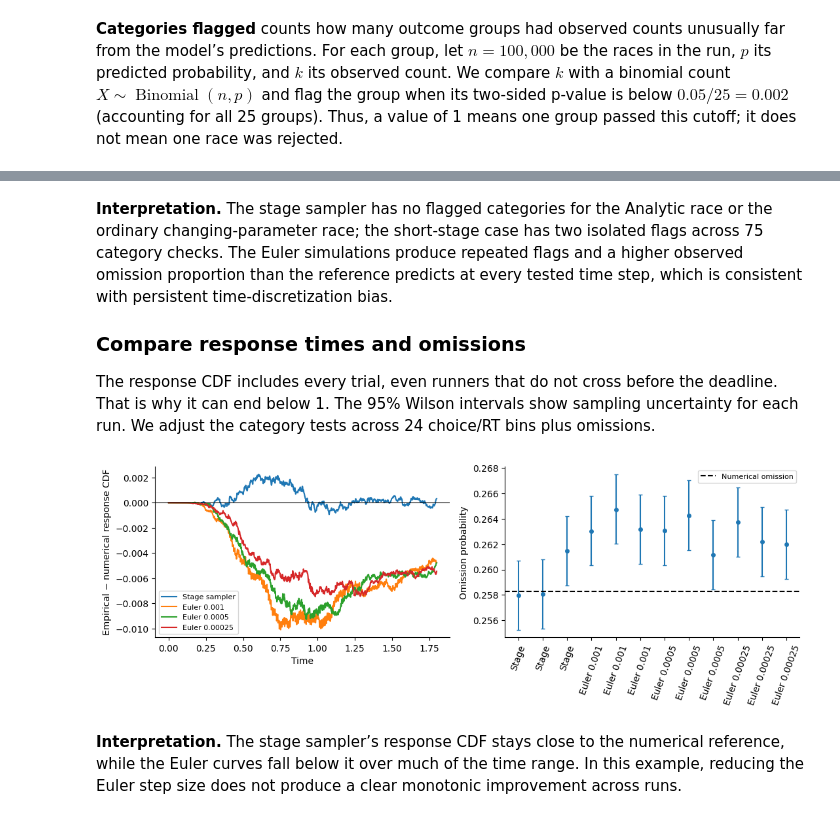
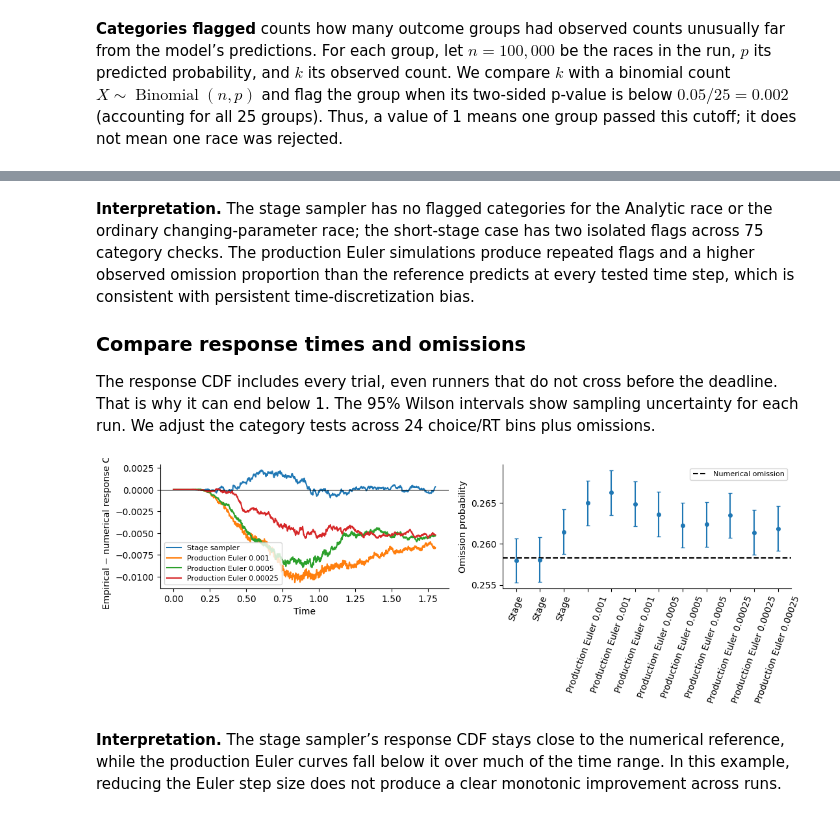
Before and after one commit to lnccbrown/ssm-simulators, a Jupyter notebook: notebooks/stage_simulation/stage_simulation.ipynb, the cells around one changed output, grey strips where cells are left out. Saved outputs shown, nothing was run; the diff lists cells and outputs as text; code cells hidden in the pictures.

Commit message:
Compare stage sampler with production race simulator

```diff
--- a/notebooks/stage_simulation/stage_simulation.ipynb
+++ b/notebooks/stage_simulation/stage_simulation.ipynb
@@ -229,8 +289,8 @@ CHANGING_CASE = "Runner settings vary by stage"
 SHORT_MIDDLE_CASE = "Same race, middle stage only lasts 0.0001"
 race_cases = {
     "Analytic race": analytic_cases()["5 stages"],
-    CHANGING_CASE: specifications("changing_parameters"),
-    SHORT_MIDDLE_CASE: specifications("changing_parameters"),
+    CHANGING_CASE: specifications("B"),
+    SHORT_MIDDLE_CASE: specifications("B"),
 }
 race_cases[SHORT_MIDDLE_CASE][0]["breaks"] = [0, .18, .1801, .87, 1.31, 1.8]
 
@@ -302,24 +362,26 @@ for dt_index, dt in enumerate(DT_VALUES):
     for repeat in range(N_REPEATS):
         seed = 20261200 + 10*dt_index + repeat
         start = perf_counter()
-        rt, choices = model.simulate(N_TRIALS, dt=dt, rng=seed)
+        rt, choices = simulate_production_euler(
+            race_cases[CHANGING_CASE], N_TRIALS, dt, seed
+        )
         elapsed = perf_counter() - start
         row, detail = record_run(
-            rt, choices, case=CHANGING_CASE, method="Euler",
-            detail_method=f"Euler {dt:g}", dt=dt, repeat=repeat+1,
+            rt, choices, case=CHANGING_CASE, method="Production Euler",
+            detail_method=f"Production Euler {dt:g}", dt=dt, repeat=repeat+1,
             seed=seed, elapsed=elapsed, edges=edges, bins=bins,
             omission=omission, extra_fields={"rejection_proposals": np.nan},
         )
         run_rows.append(row)
         details.append(detail)
         if repeat == 0:
-            samples[(CHANGING_CASE, f"Euler {dt:g}")] = (rt, choices)
-    print(f"Completed Euler: dt={dt:g}")
+            samples[(CHANGING_CASE, f"Production Euler {dt:g}")] = (rt, choices)
+    print(f"Completed production Euler: dt={dt:g}")
 
 runs = pd.DataFrame(run_rows)
 category_checks = pd.concat(details, ignore_index=True)
 display(runs[["case", "method", "dt", "seed", "observed_omission",
-              "analytical_omission", "categories_flagged", "simulation_time_seconds"]])
+              "reference_omission", "flagged_categories", "simulation_time_seconds"]])
 # %% [output]
 Completed stage simulation: Analytic race
 Completed stage simulation: Runner settings vary by stage
@@ -347,5 +409,5 @@ Completed Euler: dt=0.00025
 # %% [markdown]
-**Interpretation.** The stage sampler has no flagged categories for the Analytic race or the ordinary changing-parameter race; the short-stage case has two isolated flags across 75 category checks. The Euler simulations produce repeated flags and a higher observed omission proportion than the reference predicts at every tested time step, which is consistent with persistent time-discretization bias.
+**Interpretation.** The stage sampler has no flagged categories for the Analytic race or the ordinary changing-parameter race; the short-stage case has two isolated flags across 75 category checks. The production Euler simulations produce repeated flags and a higher observed omission proportion than the reference predicts at every tested time step, which is consistent with persistent time-discretization bias.
 
 ### Compare response times and omissions
 
@@ -353,34 +415,34 @@ The response CDF includes every trial, even runners that do not cross before the
 # %%
 grid = np.linspace(0, 1.8, 1001)
 model, edges, bins, omission = references[CHANGING_CASE]
 reference_cdf = 1 - np.prod(1-model.marginals(grid)[1], axis=-1)
 fig, axes = plt.subplots(1, 2, figsize=(11, 4))
 for (case, label), (rt, choices) in samples.items():
     if case == CHANGING_CASE:
         axes[0].plot(grid, empirical_cdf(rt, choices, grid)-reference_cdf, label=label)
 axes[0].axhline(0, color="black", lw=.8)
 axes[0].set(xlabel="Time", ylabel="Empirical − numerical response CDF")
 axes[0].legend(fontsize=8)
 
 varying_settings_runs = runs[runs["case"] == CHANGING_CASE].reset_index(drop=True)
-labels = ["Stage" if row.method == "Stage sampler" else f"Euler {row.dt:g}"
+labels = ["Stage" if row.method == "Stage sampler" else f"Production Euler {row.dt:g}"
           for row in varying_settings_runs.itertuples()]
 axes[1].errorbar(
     np.arange(len(varying_settings_runs)), varying_settings_runs.observed_omission,
     yerr=[varying_settings_runs.observed_omission-varying_settings_runs.omission_lower,
           varying_settings_runs.omission_upper-varying_settings_runs.observed_omission],
     fmt="o", ms=4, capsize=2,
 )
 axes[1].axhline(omission, color="black", ls="--", label="Numerical omission")
 axes[1].set(xticks=np.arange(len(labels)), xticklabels=labels, ylabel="Omission probability")
 axes[1].tick_params(axis="x", labelrotation=70)
 axes[1].legend(fontsize=8)
 fig.tight_layout()
 plt.show()
 # %% [output]
-[figure, old version]
+[figure, new version]
 # %% [markdown]
-**Interpretation.** The stage sampler’s response CDF stays close to the numerical reference, while the Euler curves fall below it over much of the time range. In this example, reducing the Euler step size does not produce a clear monotonic improvement across runs.
+**Interpretation.** The stage sampler’s response CDF stays close to the numerical reference, while the production Euler curves fall below it over much of the time range. In this example, reducing the Euler step size does not produce a clear monotonic improvement across runs.
 # %%
 timing = runs[runs["case"] == CHANGING_CASE].groupby(["method", "dt"], dropna=False).agg(
     median_seconds=("simulation_time_seconds", "median"),
```
Also changed, not shown: parts of 11 cells of this notebook.
